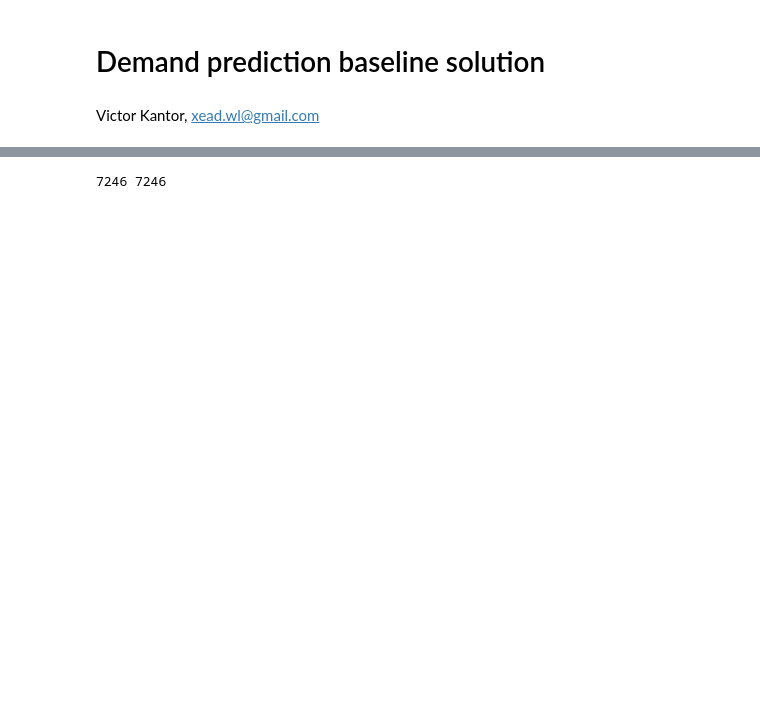
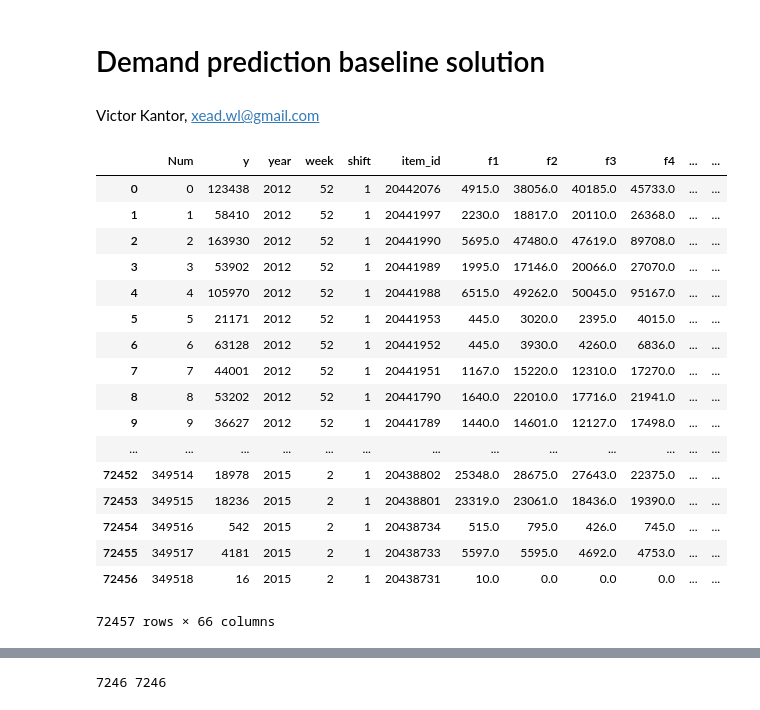
Before and after one commit to akarazeev/ML-6-7sem-MIPT-2017, a Jupyter notebook: hw3/Baseline_GBM_solution.ipynb, the cells around one changed output, grey strips where cells are left out. Saved outputs shown, nothing was run; the diff lists cells and outputs as text; code cells hidden in the pictures; blank space fills up the shorter version.

```diff
--- a/hw3/Baseline_GBM_solution.ipynb
+++ b/hw3/Baseline_GBM_solution.ipynb
@@ -8,3 +10,24 @@ import pandas as pd
 train = pd.read_csv("train.tsv")
 test = pd.read_csv("test.tsv")
 sample_submission = pd.read_csv("sample_submission.tsv")
+# %%
+train
+# %% [output]
+|  | Num | y | year | week | shift | item_id | f1 | f2 | f3 | f4 | ... | ... |
+| 0 | 0 | 123438 | 2012 | 52 | 1 | 20442076 | 4915.0 | 38056.0 | 40185.0 | 45733.0 | ... | ... |
+| 1 | 1 | 58410 | 2012 | 52 | 1 | 20441997 | 2230.0 | 18817.0 | 20110.0 | 26368.0 | ... | ... |
+| 2 | 2 | 163930 | 2012 | 52 | 1 | 20441990 | 5695.0 | 47480.0 | 47619.0 | 89708.0 | ... | ... |
+| 3 | 3 | 53902 | 2012 | 52 | 1 | 20441989 | 1995.0 | 17146.0 | 20066.0 | 27070.0 | ... | ... |
+| 4 | 4 | 105970 | 2012 | 52 | 1 | 20441988 | 6515.0 | 49262.0 | 50045.0 | 95167.0 | ... | ... |
+| 5 | 5 | 21171 | 2012 | 52 | 1 | 20441953 | 445.0 | 3020.0 | 2395.0 | 4015.0 | ... | ... |
+| 6 | 6 | 63128 | 2012 | 52 | 1 | 20441952 | 445.0 | 3930.0 | 4260.0 | 6836.0 | ... | ... |
+| 7 | 7 | 44001 | 2012 | 52 | 1 | 20441951 | 1167.0 | 15220.0 | 12310.0 | 17270.0 | ... | ... |
+| 8 | 8 | 53202 | 2012 | 52 | 1 | 20441790 | 1640.0 | 22010.0 | 17716.0 | 21941.0 | ... | ... |
+| 9 | 9 | 36627 | 2012 | 52 | 1 | 20441789 | 1440.0 | 14601.0 | 12127.0 | 17498.0 | ... | ... |
+| ... | ... | ... | ... | ... | ... | ... | ... | ... | ... | ... | ... | ... |
+| 72452 | 349514 | 18978 | 2015 | 2 | 1 | 20438802 | 25348.0 | 28675.0 | 27643.0 | 22375.0 | ... | ... |
+| 72453 | 349515 | 18236 | 2015 | 2 | 1 | 20438801 | 23319.0 | 23061.0 | 18436.0 | 19390.0 | ... | ... |
+| 72454 | 349516 | 542 | 2015 | 2 | 1 | 20438734 | 515.0 | 795.0 | 426.0 | 745.0 | ... | ... |
+| 72455 | 349517 | 4181 | 2015 | 2 | 1 | 20438733 | 5597.0 | 5595.0 | 4692.0 | 4753.0 | ... | ... |
+| 72456 | 349518 | 16 | 2015 | 2 | 1 | 20438731 | 10.0 | 0.0 | 0.0 | 0.0 | ... | ... |
+72457 rows × 66 columns
```
Also changed, not shown: parts of 17 cells of this notebook.
